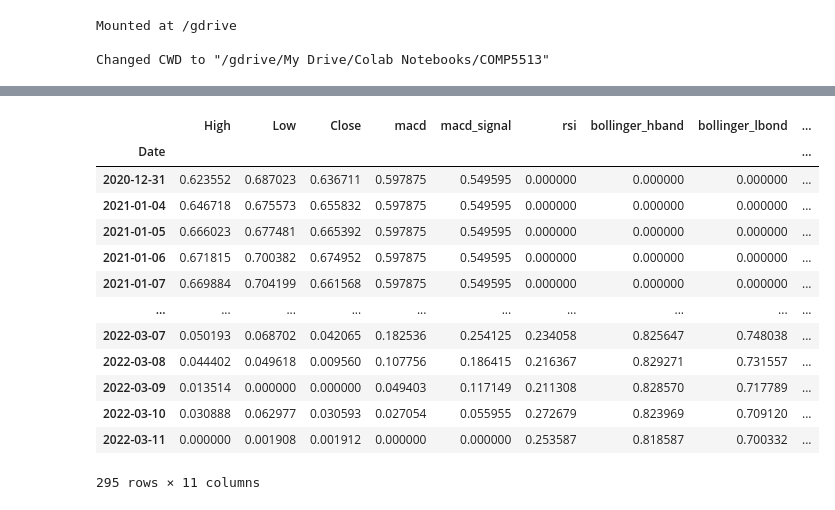
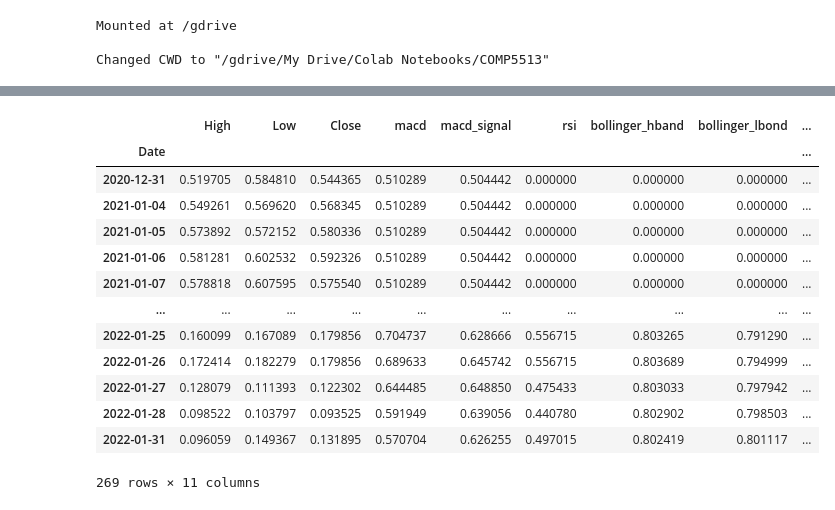
Before and after one commit to joechan22/financial-computing-proj, a Jupyter notebook: back_test.ipynb, the cells around one changed output, grey strips where cells are left out. Drawn from its saved outputs; the diff is of its cells as text; code cells hidden in the pictures.

```diff
--- a/back_test.ipynb
+++ b/back_test.ipynb
@@ -70,7 +70,8 @@ model = load_model('lstm-cnn.h5')
 # %%
 symbol = '2800.HK'#'AAPL'#'2800.HK'
 stock = yf.Ticker(symbol)
-df = stock.history(start="2020-12-31", end="2022-12-31")#stock.history(period="max")
+df = stock.history(start="2020-12-31", end="2022-02-01")
+#df = stock.history(start="2008-12-31", end="2022-12-31")#stock.history(period="max")
 stock_data = df[['Open',  'High',  'Low',  'Close', 'Volume']]
 # %%
 indicator_bollinger = BollingerBands(close=stock_data["Close"], window=20, window_dev=2)
@@ -89,6 +90,9 @@ stock_data['ichimoku_a'] = ichi.ichimoku_a()
 stock_data['ichimoku_b'] = ichi.ichimoku_b()
 stock_data['ichimoku_base_line'] = ichi.ichimoku_base_line()
 stock_data['ichimoku_conversion_line'] = ichi.ichimoku_conversion_line()
+stock_data['SMA_10'] = stock_data['Close'].rolling(window=10).mean()
+stock_data['SMA_30'] = stock_data['Close'].rolling(window=30).mean()
+stock_data['SMA_50'] = stock_data['Close'].rolling(window=50).mean()
 stock_data = stock_data.fillna(0)
 
 #stock_data = stock_data[:-1]
@@ -148,48 +152,39 @@ stock_data
+# %%
+stock_data = stock_data.loc['2020-12-31':'2022-02-01']
+stock_orig = stock_orig.loc['2020-12-31':'2022-02-01']
 # %%
-stock_final = stock_data.drop(['Open','Volume','bollinger_mavg','ichimoku_conversion_line'],1)
+stock_final = stock_data.drop(['Open','Volume','bollinger_mavg','ichimoku_conversion_line', 'SMA_10', 'SMA_30', 'SMA_50'],1)
 
 features = 11 #including the close price
 
 window_size = 60
 week = 7
 X = []
 Y = []
-#print(stock_final)
 for i in range(0 , len(stock_data) - window_size , 1):
   X.append(np.array(stock_final.iloc[i:i+window_size,:]).reshape(window_size * features,1))
   Y.append(np.array(stock_data.iloc[i+window_size,3]).reshape(1,1))
 
 test_X = np.array(X)
 test_label = np.array(Y)
 test_X = test_X.reshape(test_X.shape[0],features,window_size,1)
 
 stock_final
-# train_X,test_X,train_label,test_label = train_test_split(X, Y, test_size=1,shuffle=False)
-# len_t = len(train_X)
-# # train_X,valid_X,train_label,valid_label = train_test_split(train_X, train_label, test_size=0.2,shuffle=True)
-# train_X = np.array(train_X)
-# test_X = np.array(test_X)
-# train_label = np.array(train_label)
-# test_label = np.array(test_label)
-# # valid_label = np.array(valid_label)
-# # valid_X = np.array(valid_X)
-# train_X = train_X.reshape(train_X.shape[0],features,window_size,1)
-# test_X = test_X.reshape(test_X.shape[0],features,window_size,1)
 # %% [output]
 |  | High | Low | Close | macd | macd_signal | rsi | bollinger_hband | bollinger_lbond | ... |
 | Date |  |  |  |  |  |  |  |  | ... |
-| 2020-12-31 | 0.623552 | 0.687023 | 0.636711 | 0.597875 | 0.549595 | 0.000000 | 0.000000 | 0.000000 | ... |
-| 2021-01-04 | 0.646718 | 0.675573 | 0.655832 | 0.597875 | 0.549595 | 0.000000 | 0.000000 | 0.000000 | ... |
-| 2021-01-05 | 0.666023 | 0.677481 | 0.665392 | 0.597875 | 0.549595 | 0.000000 | 0.000000 | 0.000000 | ... |
-| 2021-01-06 | 0.671815 | 0.700382 | 0.674952 | 0.597875 | 0.549595 | 0.000000 | 0.000000 | 0.000000 | ... |
-| 2021-01-07 | 0.669884 | 0.704199 | 0.661568 | 0.597875 | 0.549595 | 0.000000 | 0.000000 | 0.000000 | ... |
+| 2020-12-31 | 0.519705 | 0.584810 | 0.544365 | 0.510289 | 0.504442 | 0.000000 | 0.000000 | 0.000000 | ... |
+| 2021-01-04 | 0.549261 | 0.569620 | 0.568345 | 0.510289 | 0.504442 | 0.000000 | 0.000000 | 0.000000 | ... |
+| 2021-01-05 | 0.573892 | 0.572152 | 0.580336 | 0.510289 | 0.504442 | 0.000000 | 0.000000 | 0.000000 | ... |
+| 2021-01-06 | 0.581281 | 0.602532 | 0.592326 | 0.510289 | 0.504442 | 0.000000 | 0.000000 | 0.000000 | ... |
+| 2021-01-07 | 0.578818 | 0.607595 | 0.575540 | 0.510289 | 0.504442 | 0.000000 | 0.000000 | 0.000000 | ... |
 | ... | ... | ... | ... | ... | ... | ... | ... | ... | ... |
-| 2022-03-07 | 0.050193 | 0.068702 | 0.042065 | 0.182536 | 0.254125 | 0.234058 | 0.825647 | 0.748038 | ... |
-| 2022-03-08 | 0.044402 | 0.049618 | 0.009560 | 0.107756 | 0.186415 | 0.216367 | 0.829271 | 0.731557 | ... |
-| 2022-03-09 | 0.013514 | 0.000000 | 0.000000 | 0.049403 | 0.117149 | 0.211308 | 0.828570 | 0.717789 | ... |
-| 2022-03-10 | 0.030888 | 0.062977 | 0.030593 | 0.027054 | 0.055955 | 0.272679 | 0.823969 | 0.709120 | ... |
-| 2022-03-11 | 0.000000 | 0.001908 | 0.001912 | 0.000000 | 0.000000 | 0.253587 | 0.818587 | 0.700332 | ... |
+| 2022-01-25 | 0.160099 | 0.167089 | 0.179856 | 0.704737 | 0.628666 | 0.556715 | 0.803265 | 0.791290 | ... |
+| 2022-01-26 | 0.172414 | 0.182279 | 0.179856 | 0.689633 | 0.645742 | 0.556715 | 0.803689 | 0.794999 | ... |
+| 2022-01-27 | 0.128079 | 0.111393 | 0.122302 | 0.644485 | 0.648850 | 0.475433 | 0.803033 | 0.797942 | ... |
+| 2022-01-28 | 0.098522 | 0.103797 | 0.093525 | 0.591949 | 0.639056 | 0.440780 | 0.802902 | 0.798503 | ... |
+| 2022-01-31 | 0.096059 | 0.149367 | 0.131895 | 0.570704 | 0.626255 | 0.497015 | 0.802419 | 0.801117 | ... |
-295 rows × 11 columns
+269 rows × 11 columns
 # %%
 predicted  = model.predict(test_X)
 
```
Also changed, not shown: parts of 20 cells of this notebook, 2 other files.
